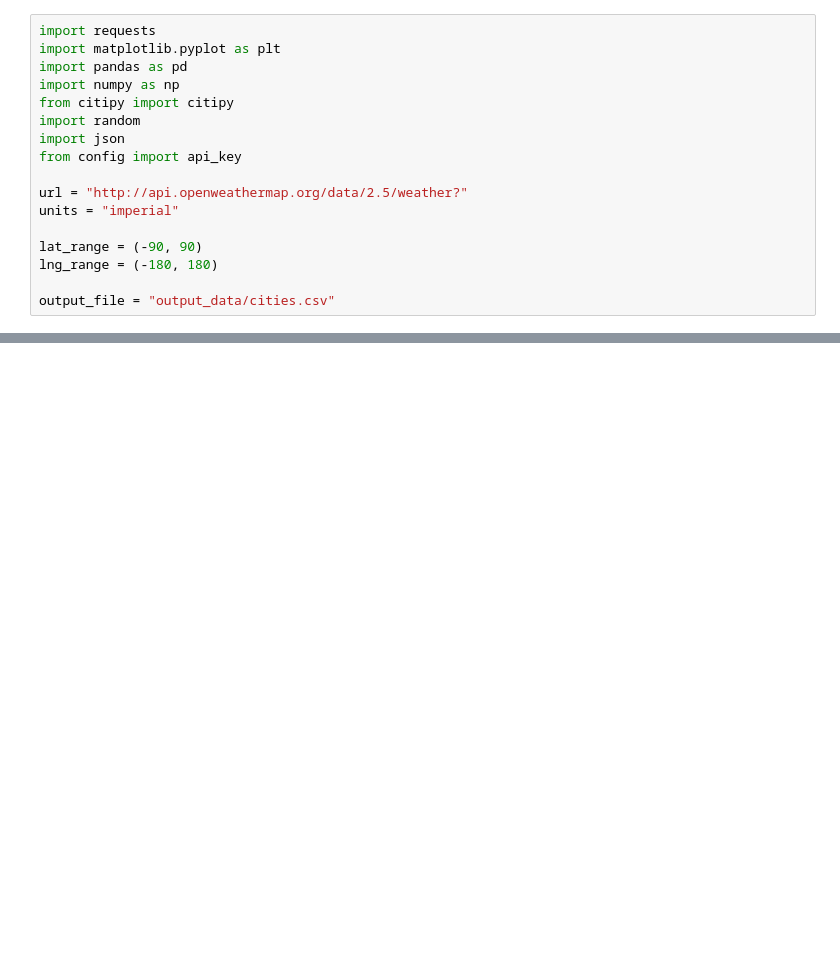
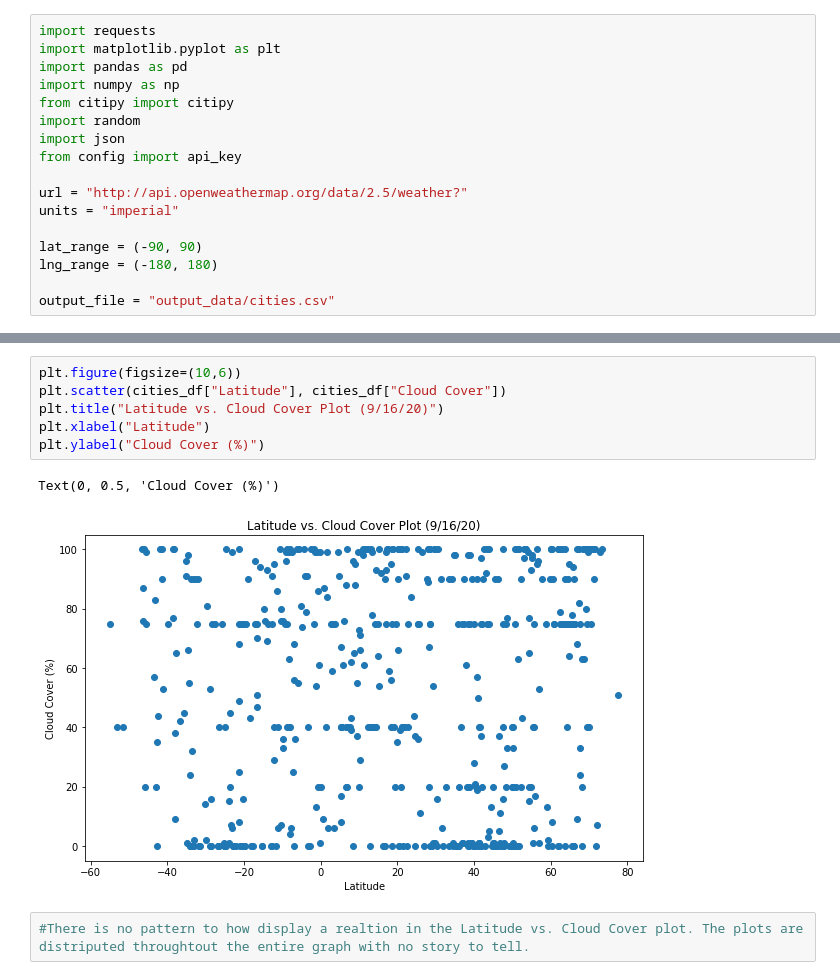
Before and after one commit to jmchairez/python-api-challenge, a Jupyter notebook: WeatherPy.ipynb, the cells around one changed output, grey strips where cells are left out. Cells and saved outputs as stored; diff of their text form; blank space fills up the shorter version.

```diff
--- a/WeatherPy.ipynb
+++ b/WeatherPy.ipynb
@@ -342,0 +403,11 @@ weather_data.head()
+# %%
+plt.figure(figsize=(10,6))
+plt.scatter(cities_df["Latitude"], cities_df["Cloud Cover"])
+plt.title("Latitude vs. Cloud Cover Plot (9/16/20)")
+plt.xlabel("Latitude")
+plt.ylabel("Cloud Cover (%)")
+# %% [output]
+Text(0, 0.5, 'Cloud Cover (%)')
+[figure, added]
+# %%
+#There is no pattern to how display a realtion in the Latitude vs. Cloud Cover plot. The plots are distriputed throughtout the entire graph with no story to tell.
```
Also changed, not shown: parts of 19 cells of this notebook.
